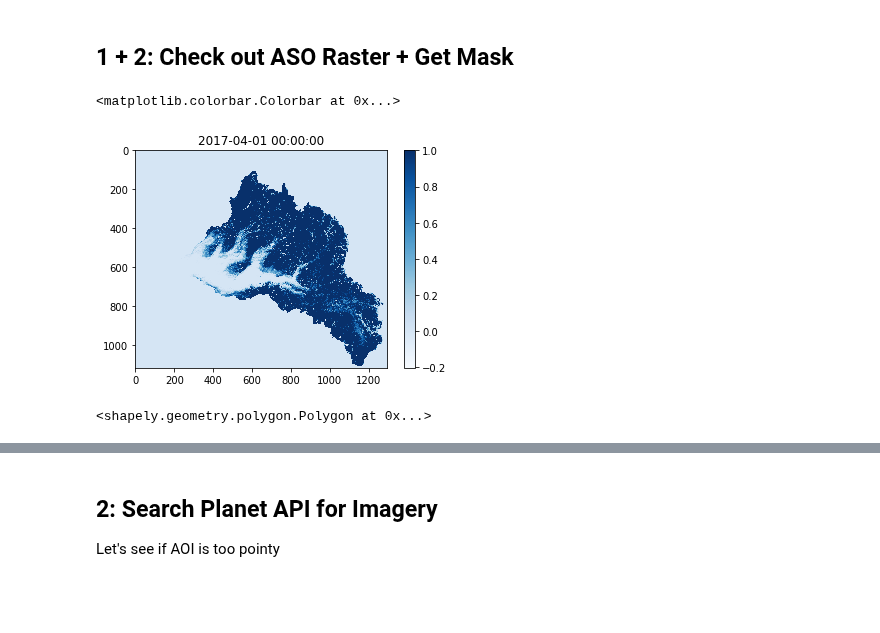
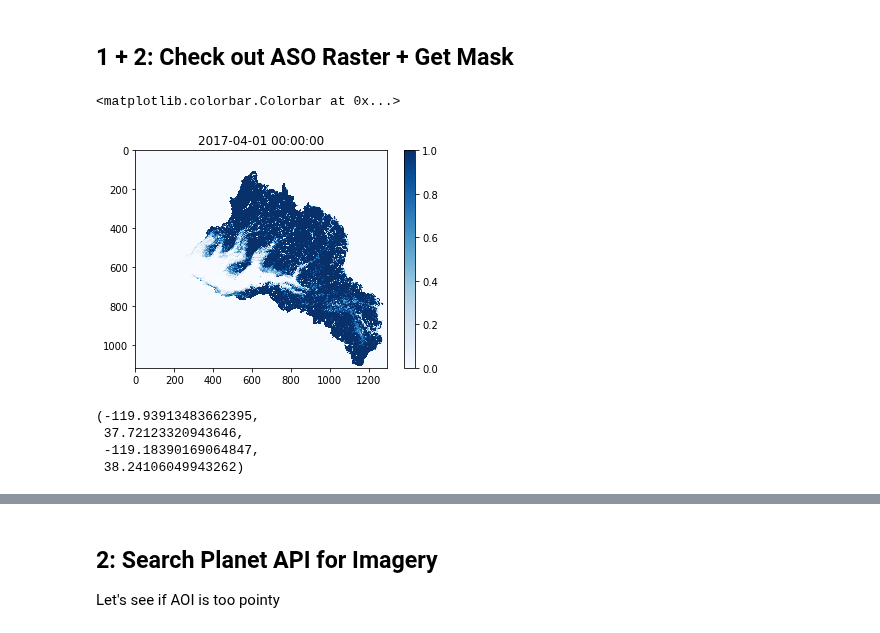
Before and after one commit to acannistra/planet-snowcover, a Jupyter notebook: notebooks/ASO-extract.ipynb, the cells around one changed output, grey strips where cells are left out. Saved outputs shown, nothing was run; the diff lists cells and outputs as text; code cells hidden in the pictures; blank space fills up the shorter version.

```diff
--- a/notebooks/ASO-extract.ipynb
+++ b/notebooks/ASO-extract.ipynb
@@ -61,12 +56,12 @@ asoData = asoImage.read(1).astype('float32')
 # %%
 asoData[asoData == -9999] = 0
 # %%
-plt.imshow(asoData.astype('float32'), cmap="Blues", vmax=1, )
+plt.imshow(asoData.astype('float32'), cmap="Blues", vmax=1, vmin=0)
 plt.title(image.name)
 plt.colorbar()
 # %% [output]
 <matplotlib.colorbar.Colorbar at 0x...>
-[figure, old version]
+[figure, new version]
 # %%
 geoms = [shape(s[0]) for s in shapes((asoData > 0).astype('int16'), transform=asoImage.transform)]
 geoms = gpd.GeoDataFrame(geometry=geoms)
@@ -77,7 +72,10 @@ geoms['area'] = geoms.geometry.area
 geoms = geoms.sort_values('area', ascending=False)
 geoms = geoms.to_crs(ccrs.PlateCarree().proj4_init)
 bounds = geoms.cascaded_union.bounds
-# %%
-geoms.iloc[1].geometry
-# %% [output]
-<shapely.geometry.polygon.Polygon at 0x...>
+# %%
+bounds
+# %% [output]
+(-119.93913483662395,
+ 37.72123320943646,
+ -119.18390169064847,
+ 38.24106049943262)
```
Also changed, not shown: parts of 33 cells of this notebook, 30 other files.
